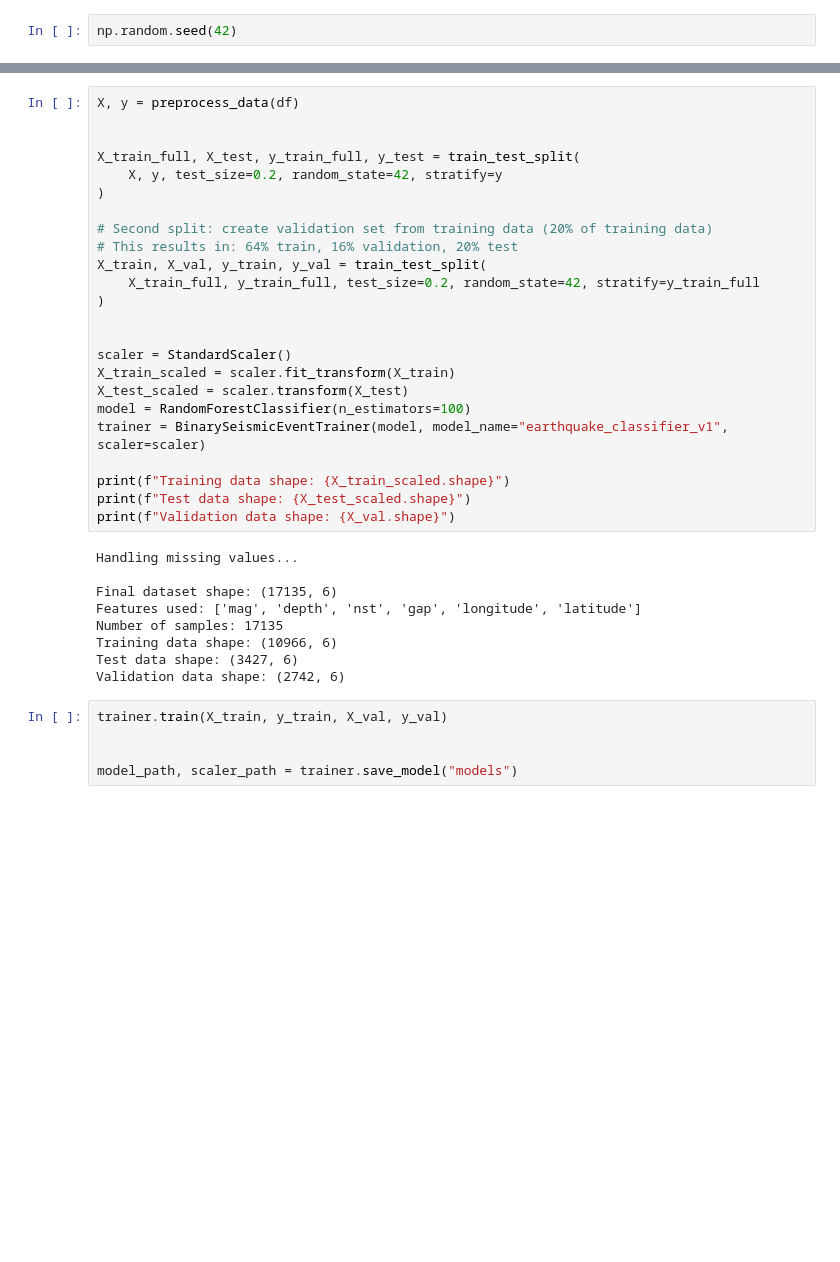
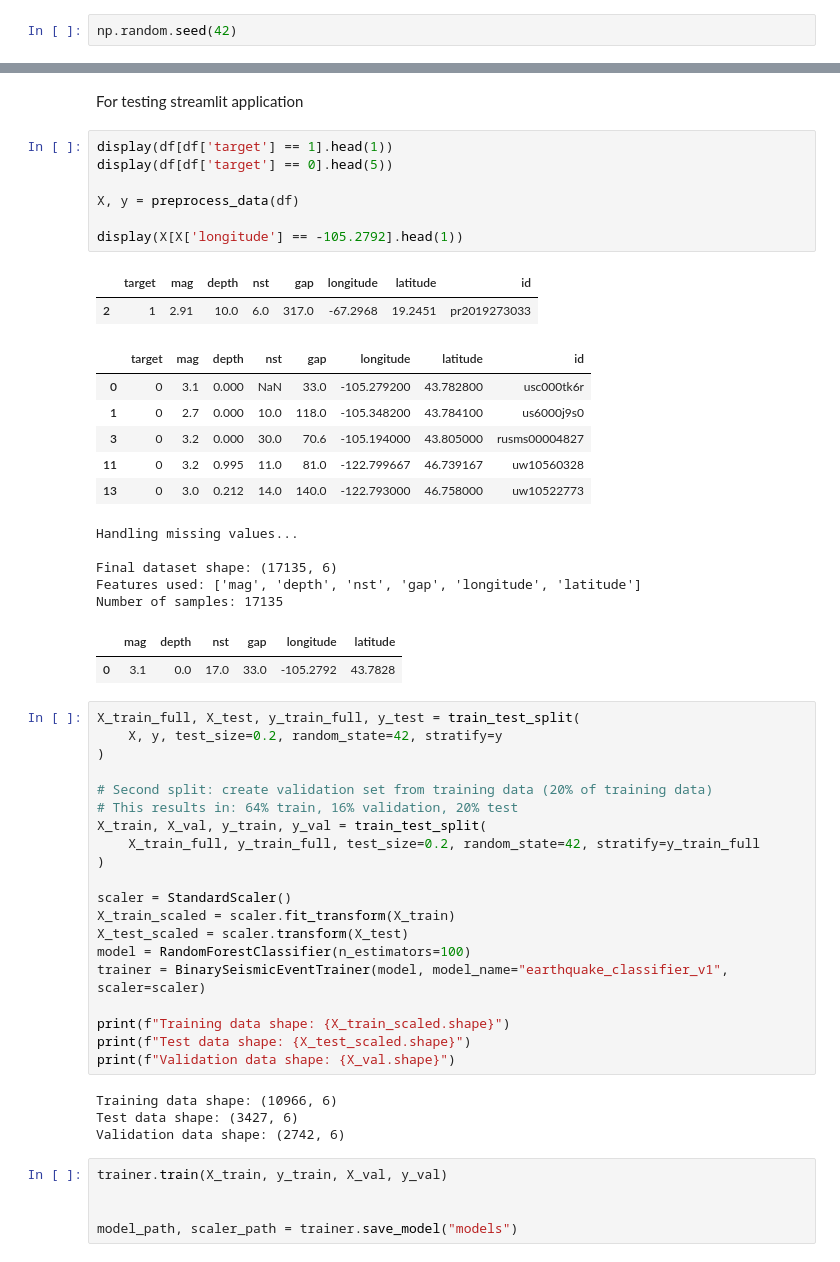
Before and after one commit to psiku/FO--ml-seismic-classifier, a Jupyter notebook: notebooks/train_binary_classificator.ipynb, the cells around one changed output, grey strips where cells are left out. Saved outputs shown, nothing was run; the diff lists cells and outputs as text; blank space fills up the shorter version.

```diff
--- a/notebooks/train_binary_classificator.ipynb
+++ b/notebooks/train_binary_classificator.ipynb
@@ -33,7 +28,29 @@ df = pd.read_csv(DATA_CSV_PATH)
+# %% [markdown]
+For testing streamlit application
+# %%
+display(df[df['target'] == 1].head(1))
+display(df[df['target'] == 0].head(5))
+
+X, y = preprocess_data(df)
+
+display(X[X['longitude'] == -105.2792].head(1))
+# %% [output]
+|  | target | mag | depth | nst | gap | longitude | latitude | id |
+| 2 | 1 | 2.91 | 10.0 | 6.0 | 317.0 | -67.2968 | 19.2451 | pr2019273033 |
+|  | target | mag | depth | nst | gap | longitude | latitude | id |
+| 0 | 0 | 3.1 | 0.000 | NaN | 33.0 | -105.279200 | 43.782800 | usc000tk6r |
+| 1 | 0 | 2.7 | 0.000 | 10.0 | 118.0 | -105.348200 | 43.784100 | us6000j9s0 |
+| 3 | 0 | 3.2 | 0.000 | 30.0 | 70.6 | -105.194000 | 43.805000 | rusms00004827 |
+| 11 | 0 | 3.2 | 0.995 | 11.0 | 81.0 | -122.799667 | 46.739167 | uw10560328 |
+| 13 | 0 | 3.0 | 0.212 | 14.0 | 140.0 | -122.793000 | 46.758000 | uw10522773 |
+Handling missing values...
+
+Final dataset shape: (17135, 6)
+Features used: ['mag', 'depth', 'nst', 'gap', 'longitude', 'latitude']
+Number of samples: 17135
+|  | mag | depth | nst | gap | longitude | latitude |
+| 0 | 3.1 | 0.0 | 17.0 | 33.0 | -105.2792 | 43.7828 |
 # %%
-X, y = preprocess_data(df)
-
-
 X_train_full, X_test, y_train_full, y_test = train_test_split(
     X, y, test_size=0.2, random_state=42, stratify=y
 )
@@ -44,7 +61,6 @@ X_train, X_val, y_train, y_val = train_test_split(
     X_train_full, y_train_full, test_size=0.2, random_state=42, stratify=y_train_full
 )
 
-
 scaler = StandardScaler()
 X_train_scaled = scaler.fit_transform(X_train)
 X_test_scaled = scaler.transform(X_test)
@@ -55,11 +71,6 @@ print(f"Training data shape: {X_train_scaled.shape}")
 print(f"Test data shape: {X_test_scaled.shape}")
 print(f"Validation data shape: {X_val.shape}")
 # %% [output]
-Handling missing values...
-
-Final dataset shape: (17135, 6)
-Features used: ['mag', 'depth', 'nst', 'gap', 'longitude', 'latitude']
-Number of samples: 17135
 Training data shape: (10966, 6)
 Test data shape: (3427, 6)
 Validation data shape: (2742, 6)
```
Also changed, not shown: parts of 2 cells of this notebook, 8 other files.
